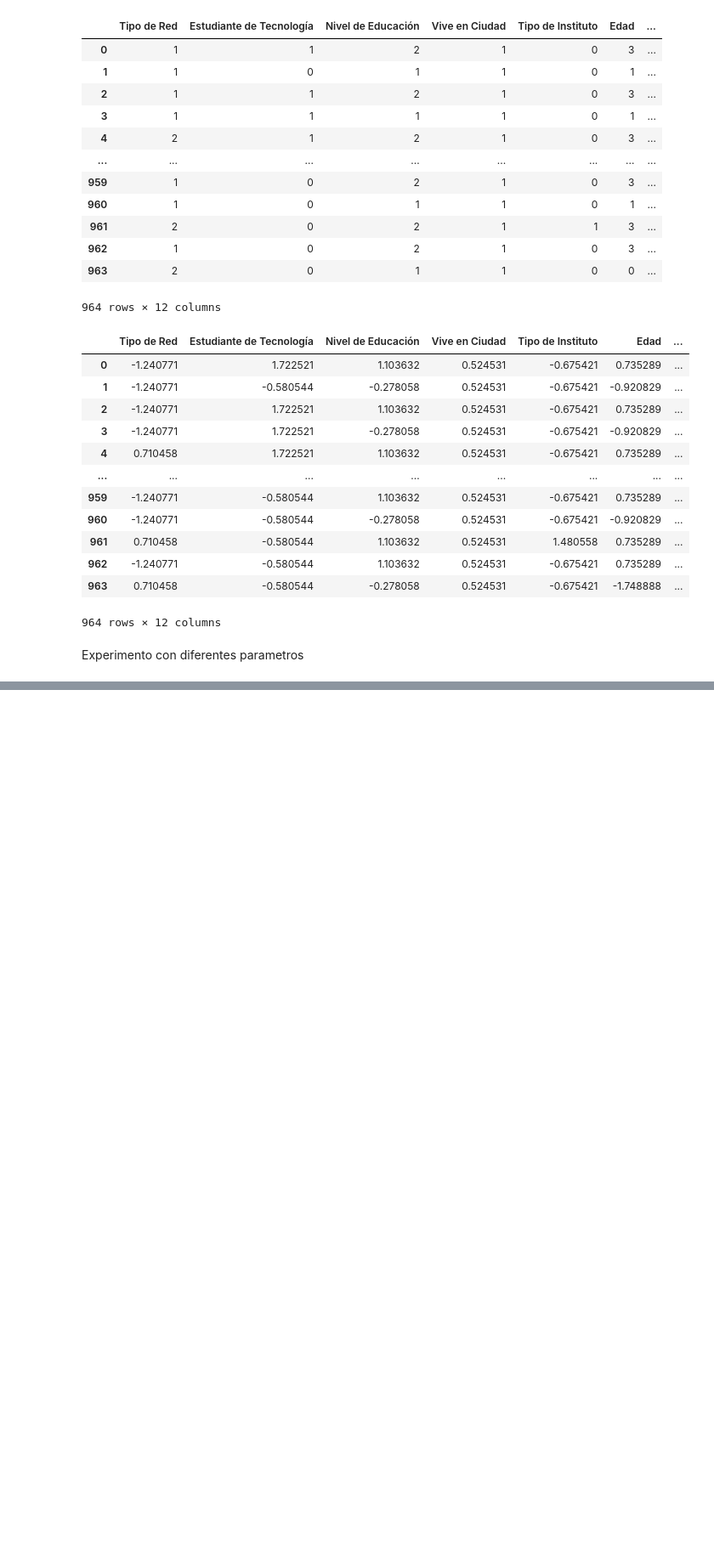
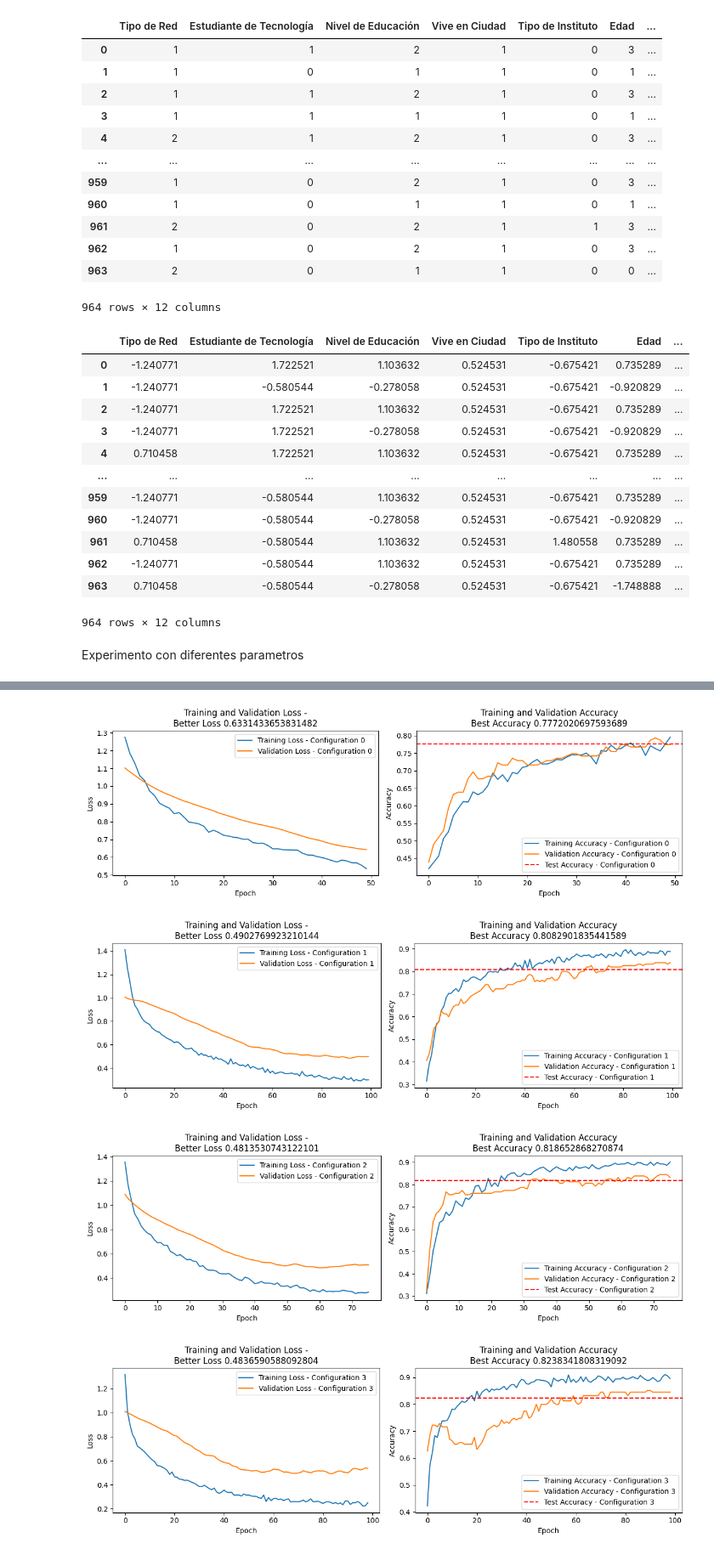
Before and after one commit to miky14n/Red-neuronal, a Jupyter notebook: Experimentos/asig5_experimentos.ipynb, the cells around one changed output, grey strips where cells are left out. Shown at 85% size. Drawn from its saved outputs; the diff is of its cells as text; code cells hidden in the pictures; blank space fills up the shorter version.

```diff
--- a/Experimentos/asig5_experimentos.ipynb
+++ b/Experimentos/asig5_experimentos.ipynb
@@ -198,0 +290,2 @@ evaluation_results
+# %%
+list_historyn,evaluation_resultsn,better_conf,list_model=evaluate_models(x_train_norm, y_train_norm,x_test_norm,y_test_norm)
@@ -198,0 +310,11 @@ evaluation_results
+# %%
+i=0
+for hist in list_historyn:
+
+    print_history(hist,i,evaluation_resultsn[i])
+    i+=1
+# %% [output]
+[figure, added]
+[figure, added]
+[figure, added]
+[figure, added]
```
Also changed, not shown: parts of 21 cells of this notebook, 4 other files.
